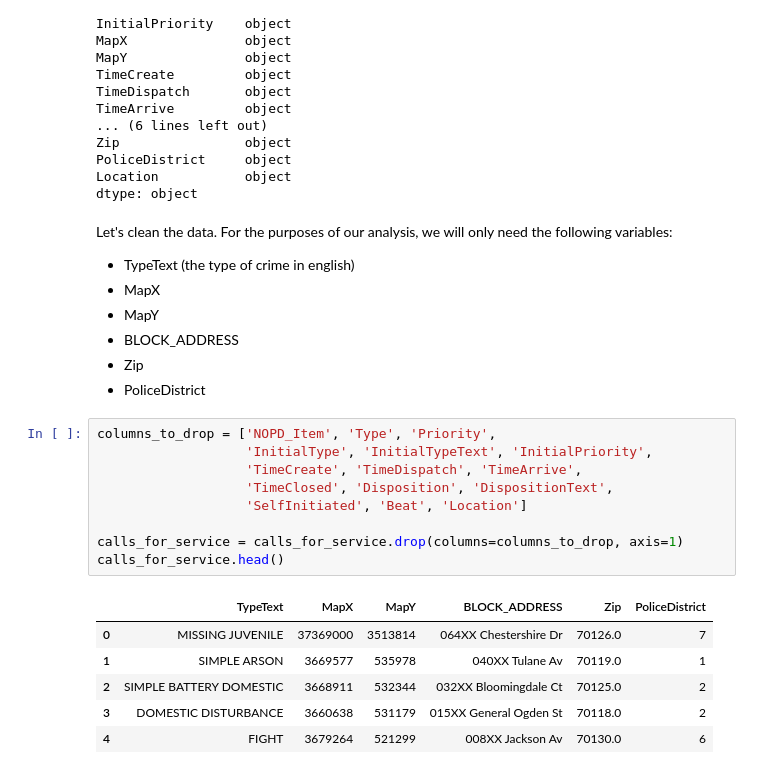
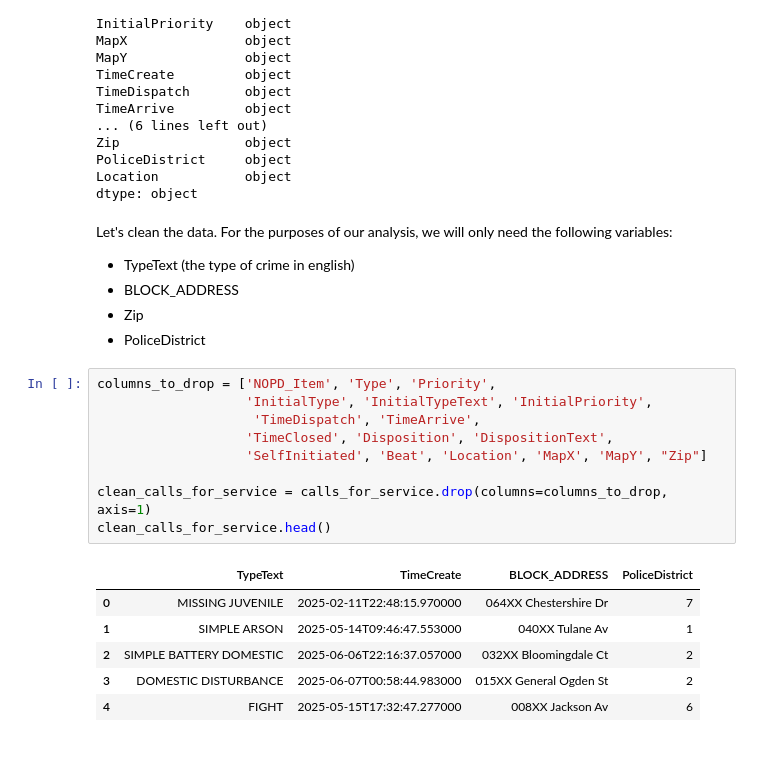
Before and after one commit to yarbschris/ds-final, a Jupyter notebook: finalProject.ipynb, the cells around one changed output. Cells and saved outputs as stored; diff of their text form.

Commit message:
continue cleaning second dataset

```diff
--- a/finalProject.ipynb
+++ b/finalProject.ipynb
@@ -284,24 +291,22 @@ dtype: object
 # %% [markdown]
 Let's clean the data. For the purposes of our analysis, we will only need the following variables:
 - TypeText (the type of crime in english)
-- MapX
-- MapY
 - BLOCK_ADDRESS
 - Zip
 - PoliceDistrict
 # %%
 columns_to_drop = ['NOPD_Item', 'Type', 'Priority',
                    'InitialType', 'InitialTypeText', 'InitialPriority',
-                   'TimeCreate', 'TimeDispatch', 'TimeArrive',
+                    'TimeDispatch', 'TimeArrive',
                    'TimeClosed', 'Disposition', 'DispositionText',
-                   'SelfInitiated', 'Beat', 'Location']
+                   'SelfInitiated', 'Beat', 'Location', 'MapX', 'MapY', "Zip"]
 
-calls_for_service = calls_for_service.drop(columns=columns_to_drop, axis=1)
-calls_for_service.head()
+clean_calls_for_service = calls_for_service.drop(columns=columns_to_drop, axis=1)
+clean_calls_for_service.head()
 # %% [output]
-|  | TypeText | MapX | MapY | BLOCK_ADDRESS | Zip | PoliceDistrict |
-| 0 | MISSING JUVENILE | 37369000 | 3513814 | 064XX Chestershire Dr | 70126.0 | 7 |
-| 1 | SIMPLE ARSON | 3669577 | 535978 | 040XX Tulane Av | 70119.0 | 1 |
-| 2 | SIMPLE BATTERY DOMESTIC | 3668911 | 532344 | 032XX Bloomingdale Ct | 70125.0 | 2 |
-| 3 | DOMESTIC DISTURBANCE | 3660638 | 531179 | 015XX General Ogden St | 70118.0 | 2 |
-| 4 | FIGHT | 3679264 | 521299 | 008XX Jackson Av | 70130.0 | 6 |
+|  | TypeText | TimeCreate | BLOCK_ADDRESS | PoliceDistrict |
+| 0 | MISSING JUVENILE | 2025-02-11T22:48:15.970000 | 064XX Chestershire Dr | 7 |
+| 1 | SIMPLE ARSON | 2025-05-14T09:46:47.553000 | 040XX Tulane Av | 1 |
+| 2 | SIMPLE BATTERY DOMESTIC | 2025-06-06T22:16:37.057000 | 032XX Bloomingdale Ct | 2 |
+| 3 | DOMESTIC DISTURBANCE | 2025-06-07T00:58:44.983000 | 015XX General Ogden St | 2 |
+| 4 | FIGHT | 2025-05-15T17:32:47.277000 | 008XX Jackson Av | 6 |
```
Also changed, not shown: parts of 4 cells of this notebook.
